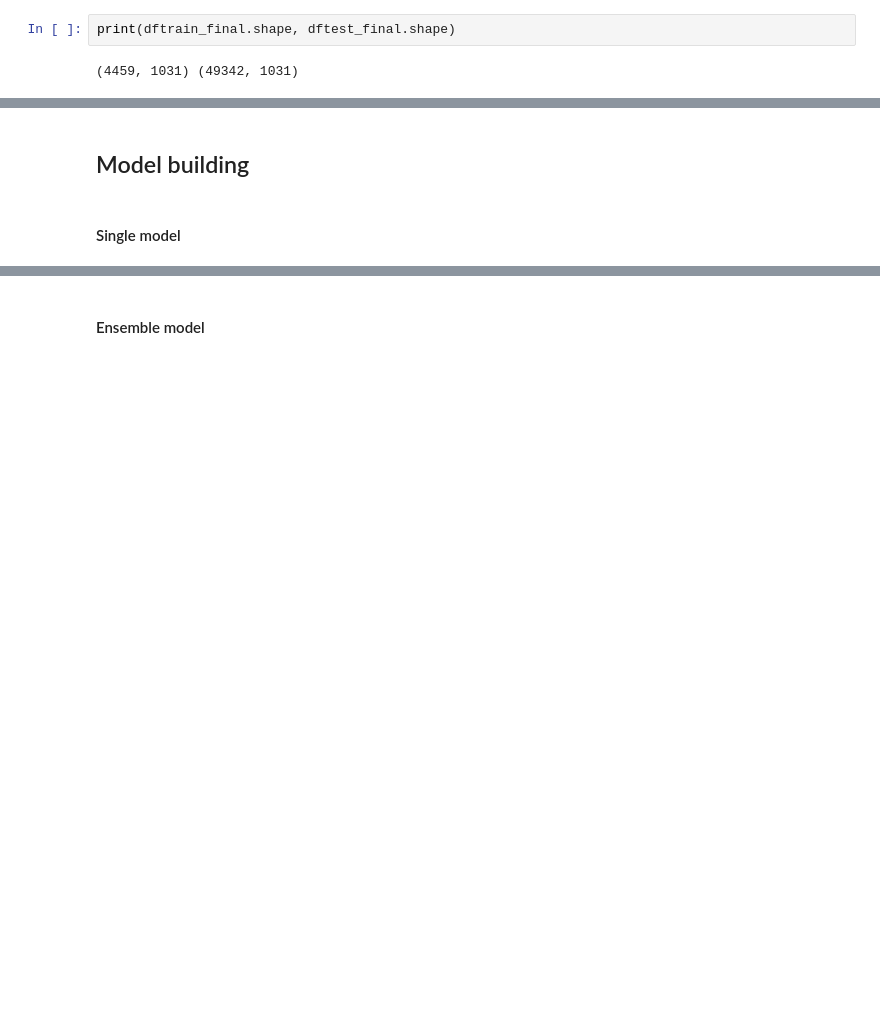
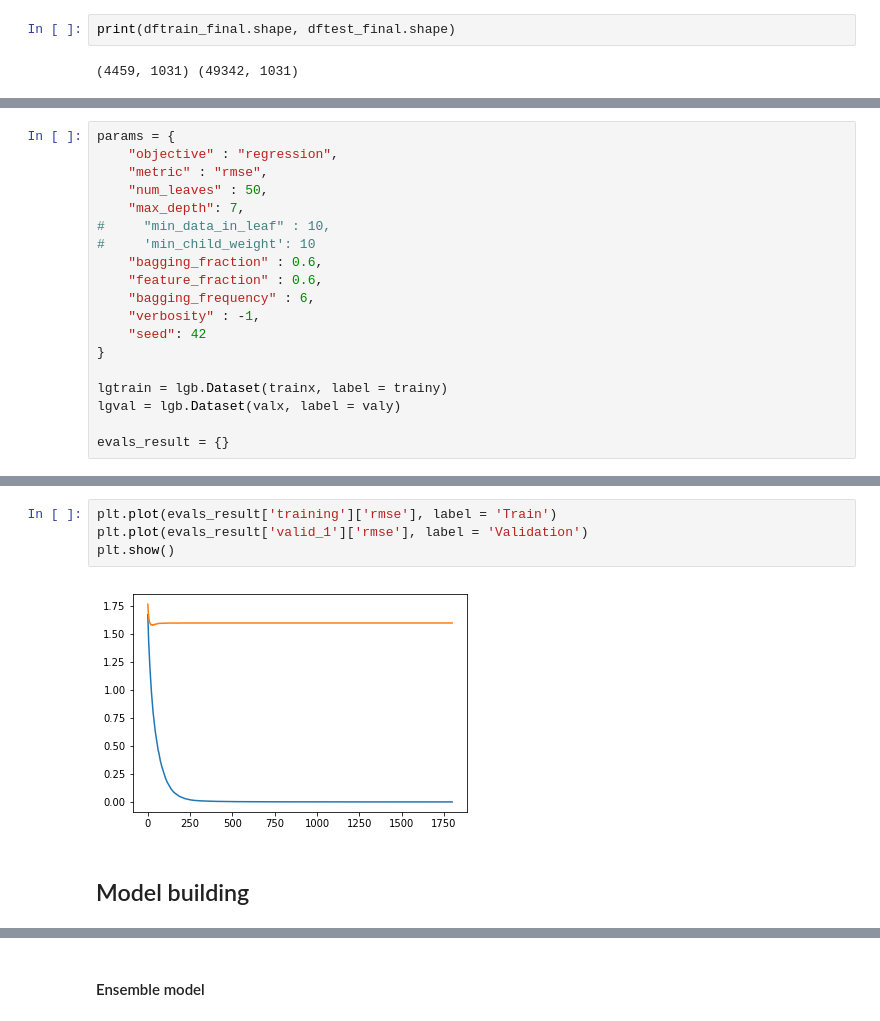
Before and after one commit to msahamed/santadar_price_prediction, a Jupyter notebook: src/model.ipynb, the cells around one changed output, grey strips where cells are left out. Drawn from its saved outputs; the diff is of its cells as text; blank space fills up the shorter version.

```diff
--- a/src/model.ipynb
+++ b/src/model.ipynb
@@ -96,0 +166,19 @@ print(dftrain_final.shape, dftest_final.shape)
+# %%
+params = {
+    "objective" : "regression",
+    "metric" : "rmse",
+    "num_leaves" : 50,
+    "max_depth": 7,
+#     "min_data_in_leaf" : 10,
+#     'min_child_weight': 10
+    "bagging_fraction" : 0.6,
+    "feature_fraction" : 0.6,
+    "bagging_frequency" : 6,
+    "verbosity" : -1,
+    "seed": 42
+}
+
+lgtrain = lgb.Dataset(trainx, label = trainy)
+lgval = lgb.Dataset(valx, label = valy)
+
+evals_result = {}
@@ -97,4 +204,8 @@ print(dftrain_final.shape, dftest_final.shape)
+# %%
+plt.plot(evals_result['training']['rmse'], label = 'Train')
+plt.plot(evals_result['valid_1']['rmse'], label = 'Validation')
+plt.show()
+# %% [output]
+[figure, added]
 # %% [markdown]
 ## Model building
-# %% [markdown]
-#### Single model
```
Also changed, not shown: parts of 39 cells of this notebook, 1 other file.
